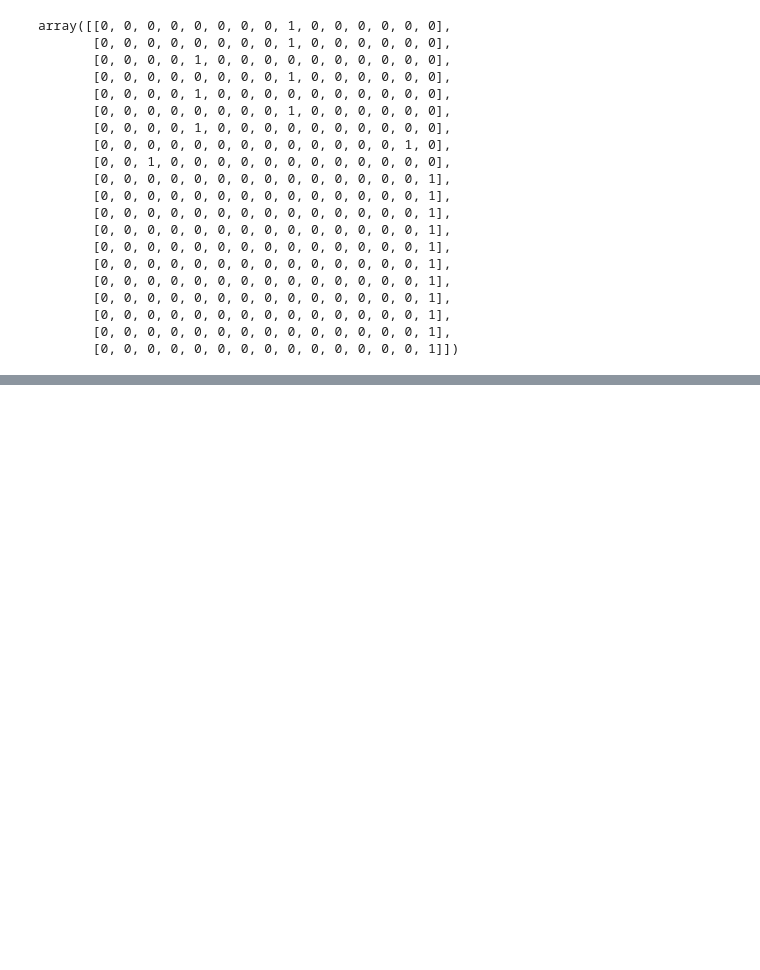
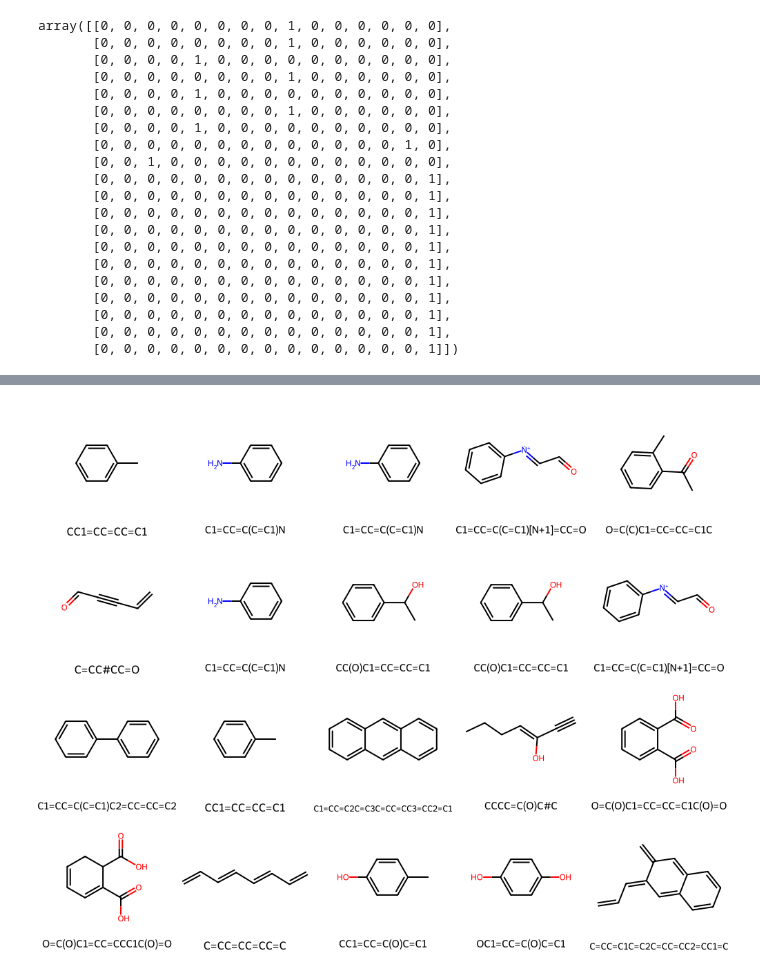
Before and after one commit to andy-12-08/Cheminformatics, a Jupyter notebook: Generative AI.ipynb, the cells around one changed output, grey strips where cells are left out. Saved outputs shown, nothing was run; the diff lists cells and outputs as text; code cells hidden in the pictures; blank space fills up the shorter version.

```diff
--- a/Generative AI.ipynb
+++ b/Generative AI.ipynb
@@ -206,0 +267,4 @@ array([[0, 0, 0, 0, 0, 0, 0, 0, 1, 0, 0, 0, 0, 0, 0],
+# %%
+# Generate decoded data
+X_decoded = vae.predict(X_train)
+len(X_decoded)
@@ -206,0 +274,3 @@ array([[0, 0, 0, 0, 0, 0, 0, 0, 1, 0, 0, 0, 0, 0, 0],
+# %%
+# Reshape X_decoded back to 3D array
+X_decoded = X_decoded.reshape(train_dataset.shape)
@@ -206,0 +283,4 @@ array([[0, 0, 0, 0, 0, 0, 0, 0, 1, 0, 0, 0, 0, 0, 0],
+# %%
+max_values = np.max(X_decoded, axis=2, keepdims=True)
+decoded_data = np.where(X_decoded == max_values, 1, 0)
+decoded_data[4]
@@ -206,0 +308,9 @@ array([[0, 0, 0, 0, 0, 0, 0, 0, 1, 0, 0, 0, 0, 0, 0],
+# %%
+### Reproduce SMILES list and visualize the output images
+
+output_smiles_list = []
+for i in range (0,len(decoded_data)):
+    sm = sf.decoder(sf.encoding_to_selfies(decoded_data[i].tolist(), vocab_itos, enc_type="one_hot"))
+    output_smiles_list.append(sm)
+
+output_smiles_list
@@ -206,0 +338,9 @@ array([[0, 0, 0, 0, 0, 0, 0, 0, 1, 0, 0, 0, 0, 0, 0],
+# %%
+output_mol_list = []
+for smiles in output_smiles_list:
+    mol = Chem.MolFromSmiles(smiles)
+    output_mol_list.append(mol)
+img = Draw.MolsToGridImage(output_mol_list, molsPerRow=5, legends = [str(x) for x in output_smiles_list])
+img
+# %% [output]
+[figure, added]
```
Also changed, not shown: parts of 14 cells of this notebook.
